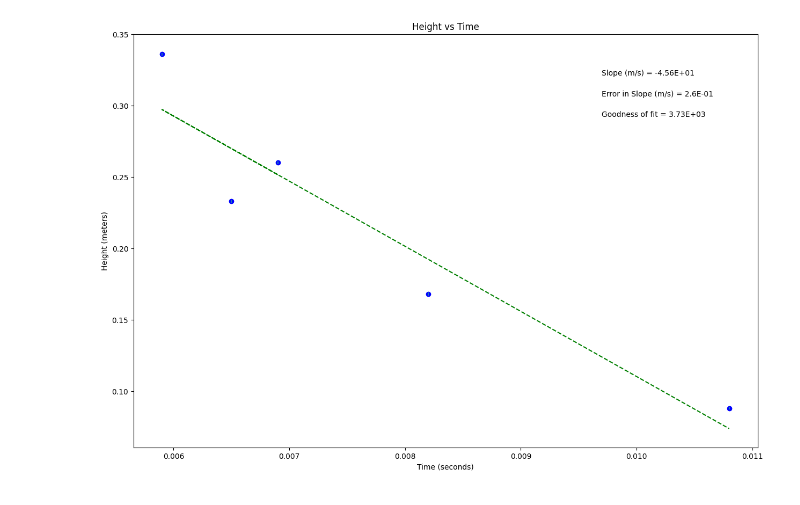
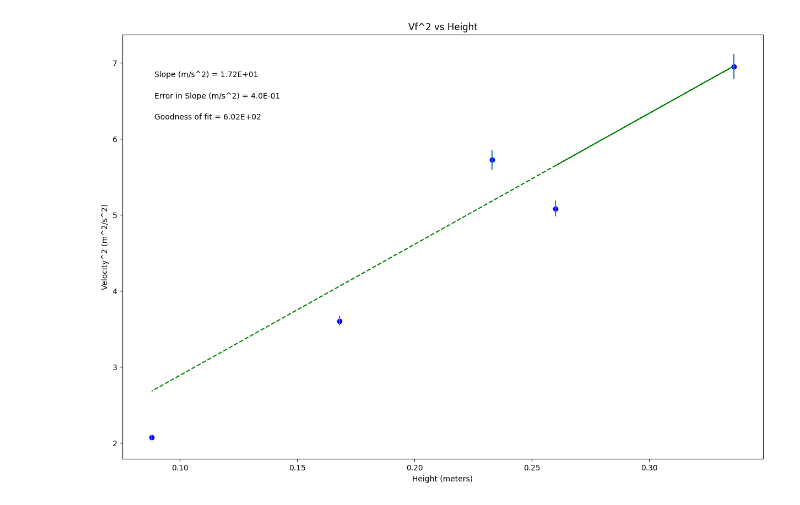
Before and after one commit to noines/plotting-templates, a Jupyter notebook: PHSXlab_2_plot.ipynb, the cells around one changed output. Drawn from its saved outputs; the diff is of its cells as text; code cells hidden in the pictures.

```diff
--- a/PHSXlab_2_plot.ipynb
+++ b/PHSXlab_2_plot.ipynb
@@ -15,15 +15,15 @@ import matplotlib.pyplot as plt
 #Data Section - Create Arrays for data. Perform necessary calculations.
 #CHANGE THE VARIABLE NAMES and numbers to match your data
 
-time_s = np.array([0.0069, .0059, .0065, .0082, .0108]) #seconds
 height_m = np.array([.260, .336, .233, .168, .088]) #meters
+velocity_squared = np.array([5.08, 6.95, 5.72, 3.60, 2.07]) #m^2/s^2
 
 
 #-----------------------------------------------------------------------#
 #Create array for uncertainties in y variable
 #CHANGE THE VARIABLE NAME and numbers to match your data
 
-err_height_m = np.array([0.001, 0.001, 0.001, 0.001, 0.001])
+err_velocity_squared = np.array([0.104, 0.167, 0.125, 0.0620, 0.0272])
 
 
 #-----------------------------------------------------------------------#
@@ -33,19 +33,19 @@ err_height_m = np.array([0.001, 0.001, 0.001, 0.001, 0.001])
 #UPDATE THIS SECTION!!!
 
 #Re-assign variables as x, y, dy so that the remaining plotting code may remain generic
-x = time_s             #this should be the array you want to plot on the x axis
-y = height_m             #this should be the array you want to plot on the y axis
-dy = err_height_m        #this should be your error in y array
+x = height_m             #this should be the array you want to plot on the x axis
+y = velocity_squared             #this should be the array you want to plot on the y axis
+dy = err_velocity_squared        #this should be your error in y array
 
 
 #update each of these 4 strings
-plot_title= 'Height vs Time'
-x_label= 'Time (seconds)'
-y_label= 'Height (meters)'
-slope_units= 'm/s'
+plot_title= 'Vf^2 vs Height'
+x_label= 'Height (meters)'
+y_label= 'Velocity^2 (m^2/s^2)'
+slope_units= 'm/s^2'
 
 #update annotation placement with integer from 1 to 4, top R corner is 1 (counter-clockwise from there)
-annotation_placement=1
+annotation_placement=2
 
 
 #-----------------------------------------------------------------------#
@@ -88,31 +88,31 @@ elif annotation_placement==3 or annotation_placement==4:
     ypos=[.2,.15,.1]
 
 #-----------------------------------------------------------------------#
 #Don't need to change anything in this section!
 
 #Plot data on graph. Plot error bars and place values for slope,
 #error in slope and goodness of fit on the plot using "annotate"
 
 plt.figure(figsize=(15,10))
 
 plt.plot(x, fit, color='green', linestyle='--')
 plt.scatter(x, y, color='blue', marker='o')
 
 plt.xlabel(x_label)
 plt.ylabel(y_label)
 plt.title(plot_title)
 
 plt.errorbar(x, y, yerr=dy, xerr=None, fmt="none") #don't need to plot x error bars
 
 plt.annotate('Slope ({}) = {value:.{digits}E}'.format(slope_units,value=m, digits=2),
              (xpos, ypos[0]), xycoords='axes fraction')
 
 plt.annotate('Error in Slope ({}) = {value:.{digits}E}'.format(slope_units,value=dm, digits=1),
              (xpos, ypos[1]), xycoords='axes fraction')
 
 plt.annotate('Goodness of fit = {value:.{digits}E}'.format(value=N, digits=2),
              (xpos, ypos[2]), xycoords='axes fraction')
 
 plt.show()
 # %% [output]
-[figure, old version]
+[figure, new version]
```
